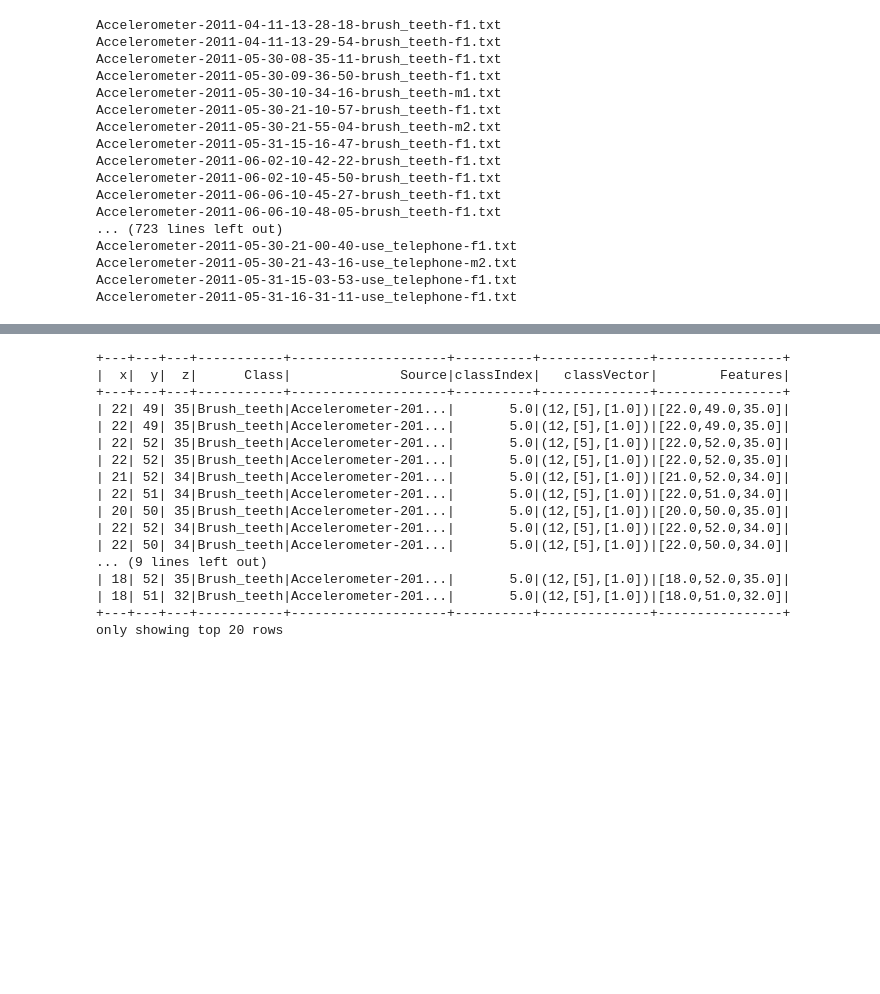
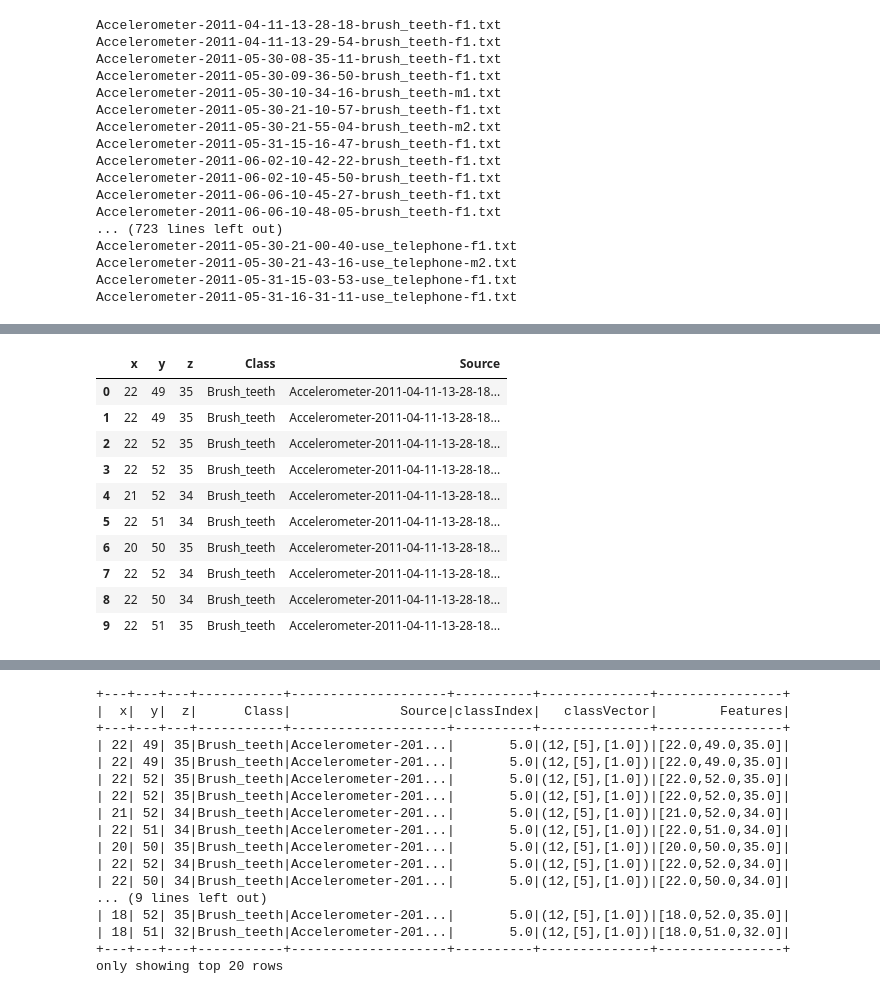
Before and after one commit to Dark0017/IBM-Adv-ML-course, a Jupyter notebook: Main notebook.ipynb, the cells around one changed output, grey strips where cells are left out. Saved outputs shown, nothing was run; the diff lists cells and outputs as text; code cells hidden in the pictures; blank space fills up the shorter version.

```diff
--- a/Main notebook.ipynb
+++ b/Main notebook.ipynb
@@ -138,0 +121,18 @@ only showing top 20 rows
+# %%
+import pandas as pd
+
+pandas_df = df.toPandas()
+# %%
+pandas_df.head(10)
+# %% [output]
+|  | x | y | z | Class | Source |
+| 0 | 22 | 49 | 35 | Brush_teeth | Accelerometer-2011-04-11-13-28-18... |
+| 1 | 22 | 49 | 35 | Brush_teeth | Accelerometer-2011-04-11-13-28-18... |
+| 2 | 22 | 52 | 35 | Brush_teeth | Accelerometer-2011-04-11-13-28-18... |
+| 3 | 22 | 52 | 35 | Brush_teeth | Accelerometer-2011-04-11-13-28-18... |
+| 4 | 21 | 52 | 34 | Brush_teeth | Accelerometer-2011-04-11-13-28-18... |
+| 5 | 22 | 51 | 34 | Brush_teeth | Accelerometer-2011-04-11-13-28-18... |
+| 6 | 20 | 50 | 35 | Brush_teeth | Accelerometer-2011-04-11-13-28-18... |
+| 7 | 22 | 52 | 34 | Brush_teeth | Accelerometer-2011-04-11-13-28-18... |
+| 8 | 22 | 50 | 34 | Brush_teeth | Accelerometer-2011-04-11-13-28-18... |
+| 9 | 22 | 51 | 35 | Brush_teeth | Accelerometer-2011-04-11-13-28-18... |
```
Also changed, not shown: parts of 11 cells of this notebook.
